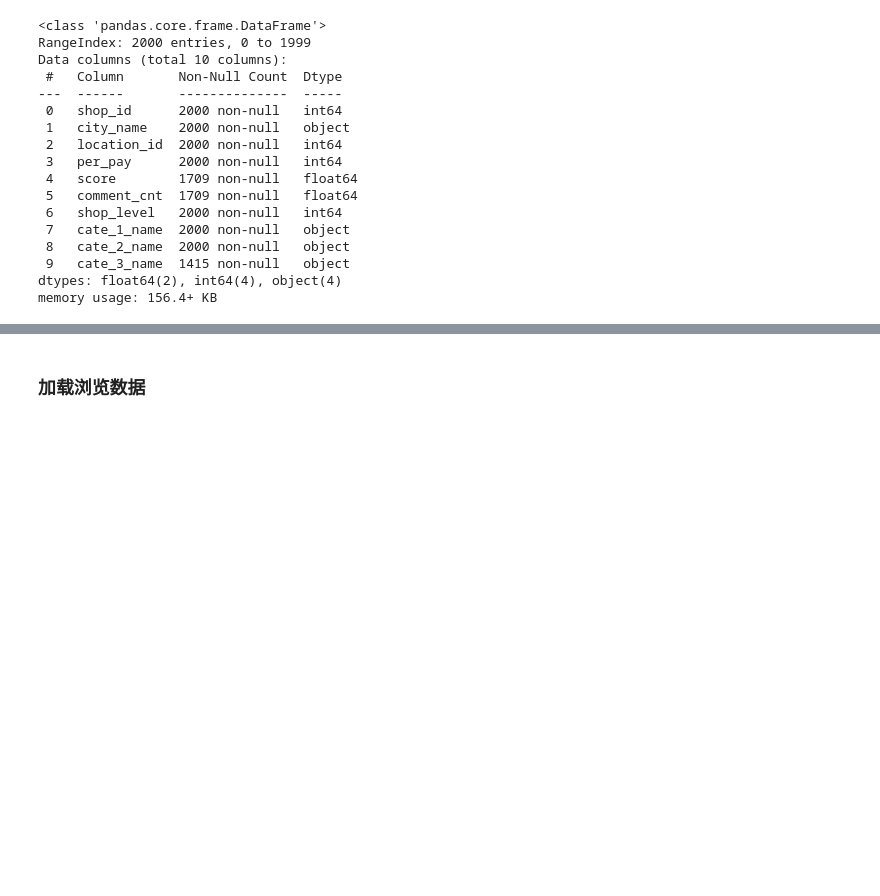
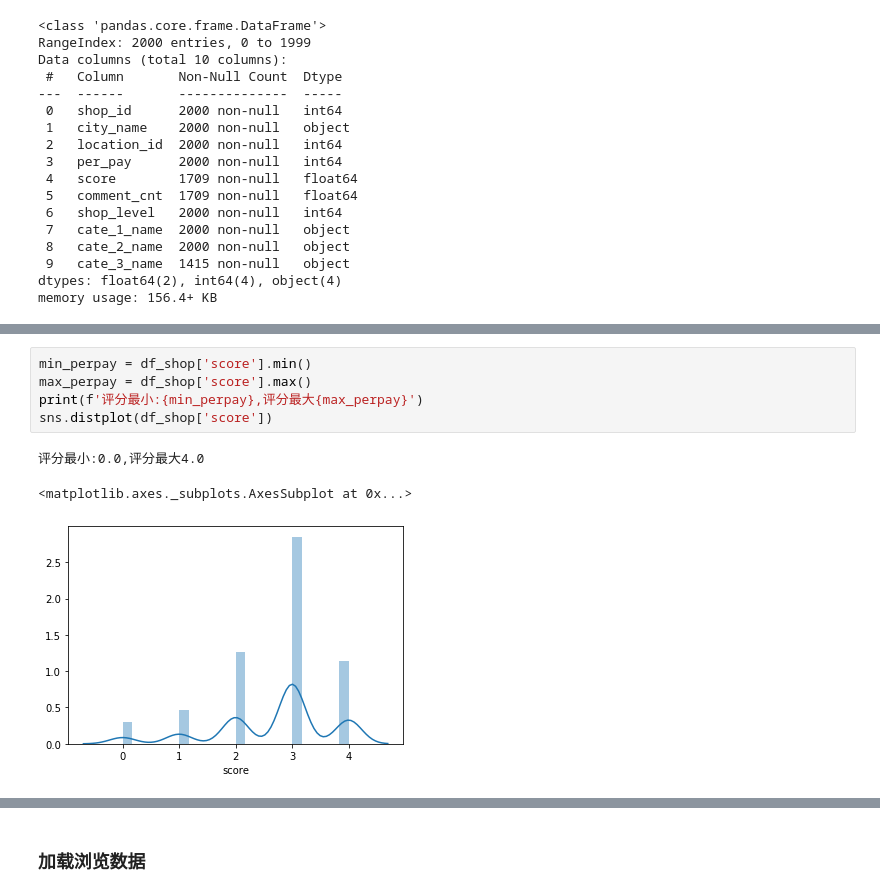
Before and after one commit to ljt270864457/koubei, a Jupyter notebook: notebook/1-EDA.ipynb, the cells around one changed output, grey strips where cells are left out. Saved outputs shown, nothing was run; the diff lists cells and outputs as text; blank space fills up the shorter version.

```diff
--- a/notebook/1-EDA.ipynb
+++ b/notebook/1-EDA.ipynb
@@ -55,0 +83,9 @@ memory usage: 156.4+ KB
+# %%
+min_perpay = df_shop['score'].min()
+max_perpay = df_shop['score'].max()
+print(f'评分最小:{min_perpay},评分最大{max_perpay}')
+sns.distplot(df_shop['score'])
+# %% [output]
+评分最小:0.0,评分最大4.0
+<matplotlib.axes._subplots.AxesSubplot at 0x...>
+[figure, added]
```
Also changed, not shown: parts of 21 cells of this notebook, 7 other files.
